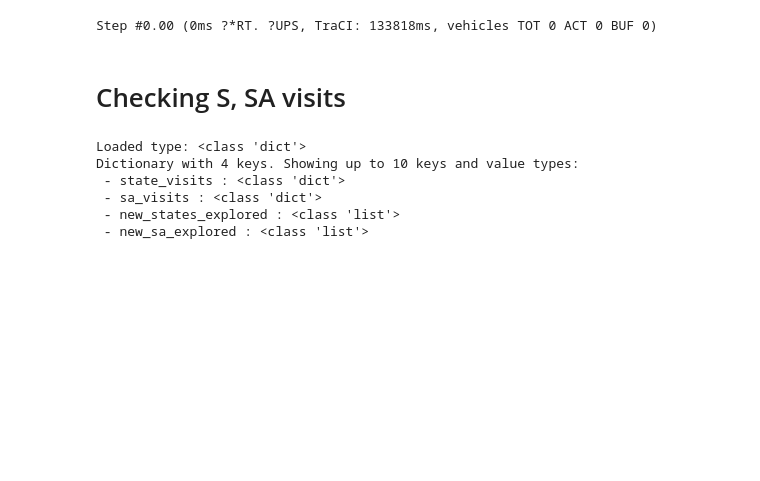
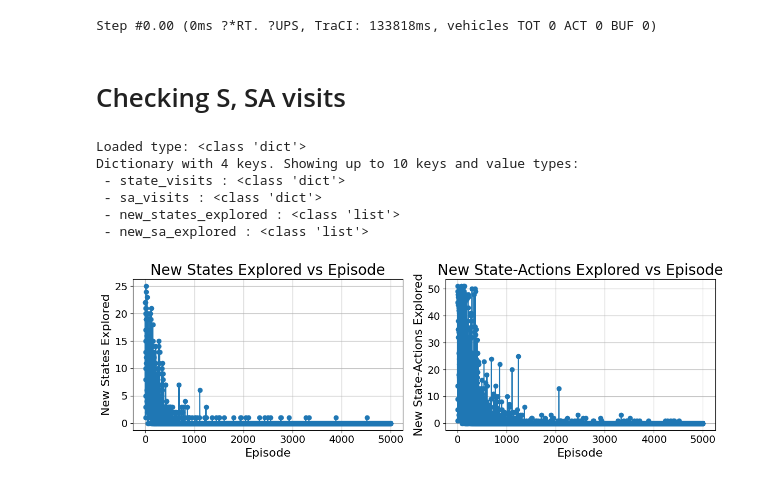
Before and after one commit to shinobi-wolf/FleetNav, a Jupyter notebook: eda.ipynb, the cells around one changed output. Cells and saved outputs as stored; diff of their text form; code cells hidden in the pictures; blank space fills up the shorter version.

```diff
--- a/eda.ipynb
+++ b/eda.ipynb
@@ -867,4 +877,25 @@ state_visits = training_results.get('state_visits', {})
 sa_visits = training_results.get('sa_visits', {})
 new_states_explored = training_results.get('new_states_explored', [])
 new_sa_explored = training_results.get('new_sa_explored', [])
+# %%
+fig, axes = plt.subplots(1, 2, figsize=(12, 4))
+
+axes[0].plot(range(len(new_states_explored)), new_states_explored, marker='o', linestyle='-')
+axes[0].set_title('New States Explored vs Episode', fontsize=fontsize_title)
+axes[0].set_xlabel('Episode', fontsize=fontsize_label)
+axes[0].set_ylabel('New States Explored', fontsize=fontsize_label)
+axes[0].tick_params(axis='both', which='major', labelsize=fontsize_ticks)
+axes[0].grid(True)
+
+axes[1].plot(range(len(new_sa_explored)), new_sa_explored, marker='o', linestyle='-')
+axes[1].set_title('New State-Actions Explored vs Episode', fontsize=fontsize_title)
+axes[1].set_xlabel('Episode', fontsize=fontsize_label)
+axes[1].set_ylabel('New State-Actions Explored', fontsize=fontsize_label)
+axes[1].tick_params(axis='both', which='major', labelsize=fontsize_ticks)
+axes[1].grid(True)
+
+plt.tight_layout()
+plt.show()
+# %% [output]
+[figure, added]
 # %%
```
Also changed, not shown: parts of 39 cells of this notebook, 51 other files.
